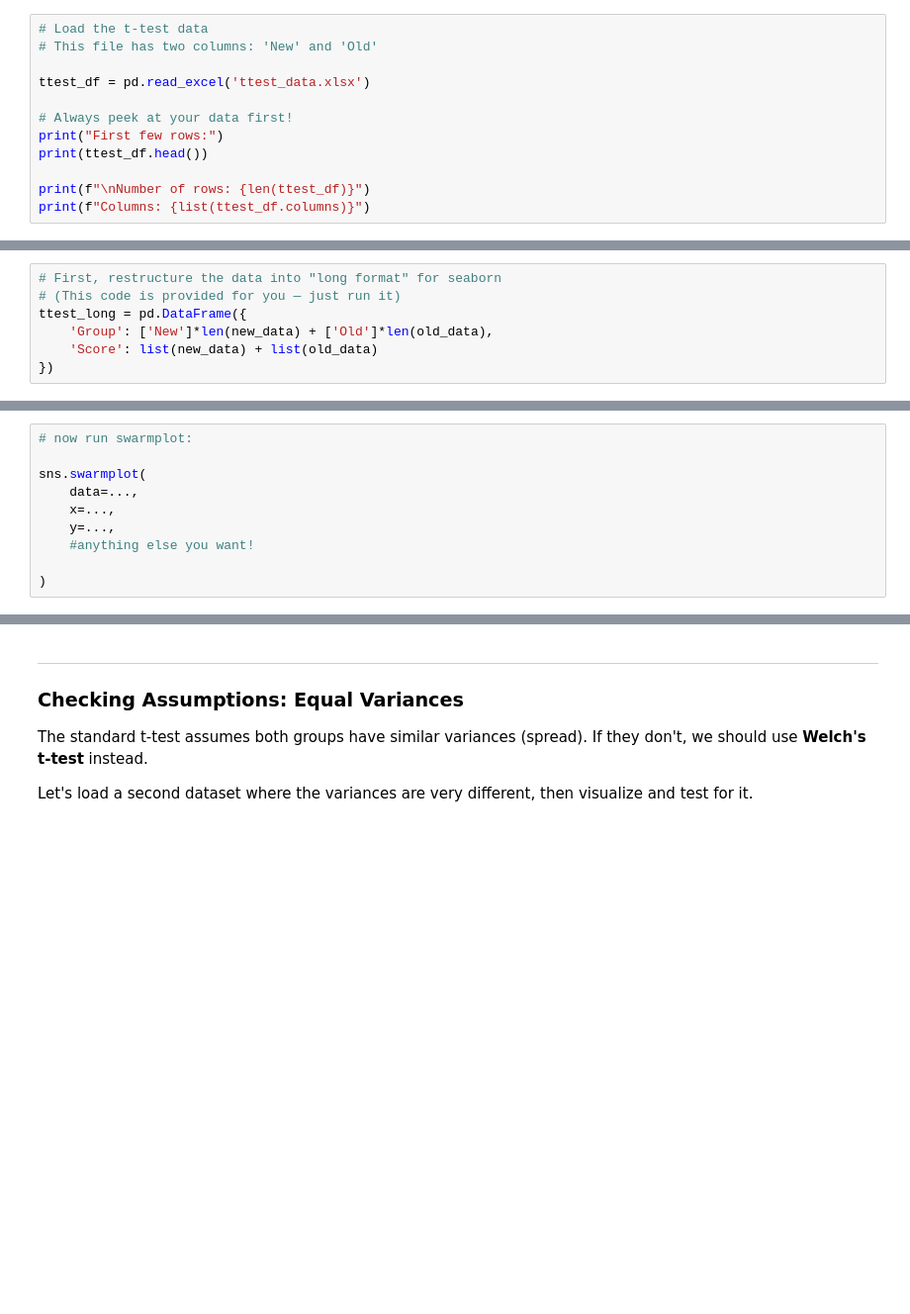
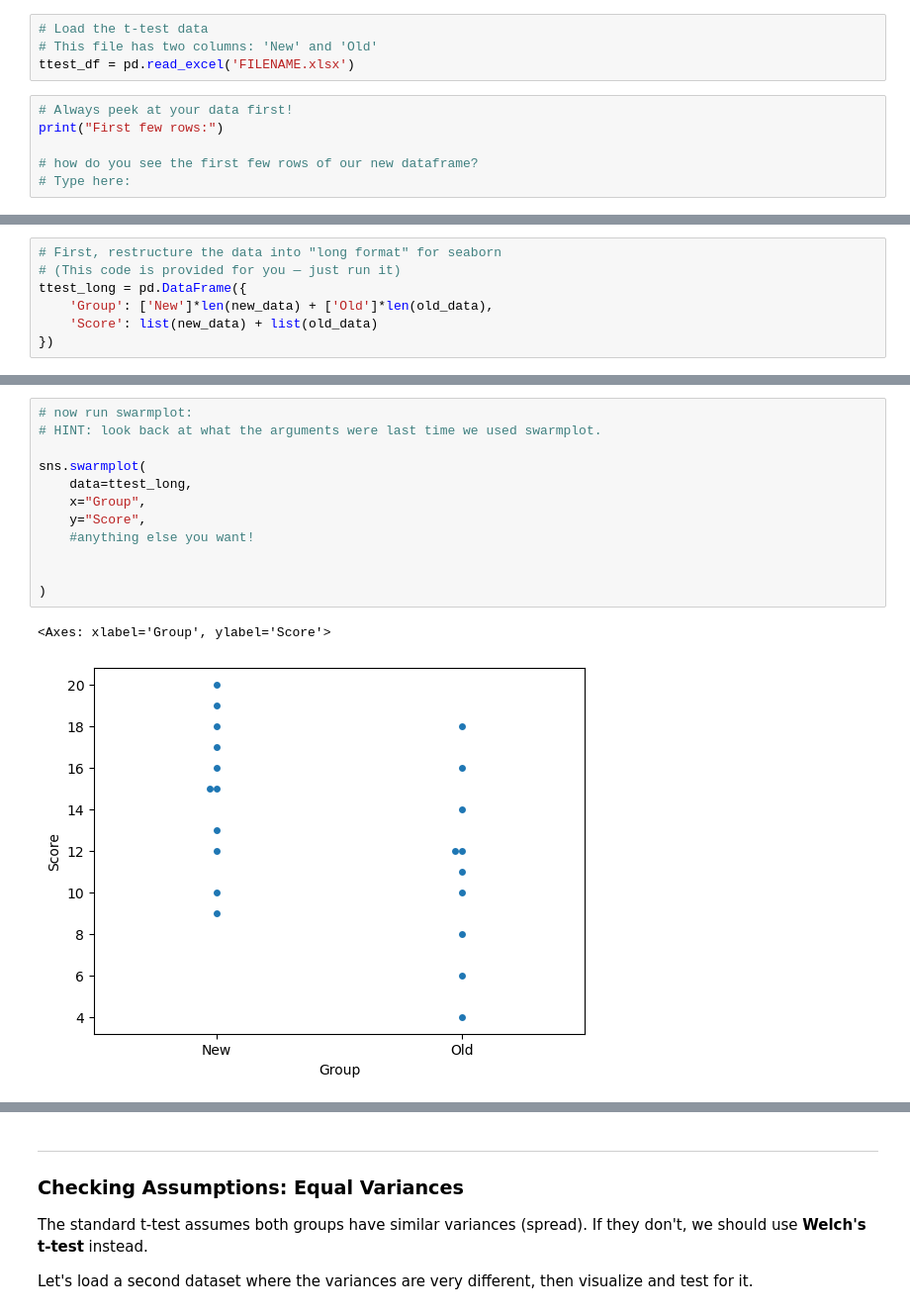
Before and after one commit to cmahlen/python-stats-demo, a Jupyter notebook: Python_vs_JASP_Lab_v2.ipynb, the cells around one changed output, grey strips where cells are left out. Shown at 99% size. Cells and saved outputs as stored; diff of their text form; blank space fills up the shorter version.

```diff
--- a/Python_vs_JASP_Lab_v2.ipynb
+++ b/Python_vs_JASP_Lab_v2.ipynb
@@ -175,12 +257,10 @@ Now let's load a different dataset for t-tests. This one compares a "New" treatm
+# %%
+# Load the t-test data
+# This file has two columns: 'New' and 'Old'
+ttest_df = pd.read_excel('FILENAME.xlsx')
 # %%
-# Load the t-test data
-# This file has two columns: 'New' and 'Old'
-
-ttest_df = pd.read_excel('ttest_data.xlsx')
-
 # Always peek at your data first!
 print("First few rows:")
-print(ttest_df.head())
 
-print(f"\nNumber of rows: {len(ttest_df)}")
-print(f"Columns: {list(ttest_df.columns)}")
+# how do you see the first few rows of our new dataframe?
+# Type here:
@@ -280,10 +424,15 @@ ttest_long = pd.DataFrame({
 # %%
 # now run swarmplot:
+# HINT: look back at what the arguments were last time we used swarmplot.
 
 sns.swarmplot(
-    data=...,
-    x=...,
-    y=...,
+    data=ttest_long,
+    x="Group",
+    y="Score",
     #anything else you want!
 
+
 )
+# %% [output]
+<Axes: xlabel='Group', ylabel='Score'>
+[figure, added]
```
Also changed, not shown: parts of 116 cells of this notebook.
